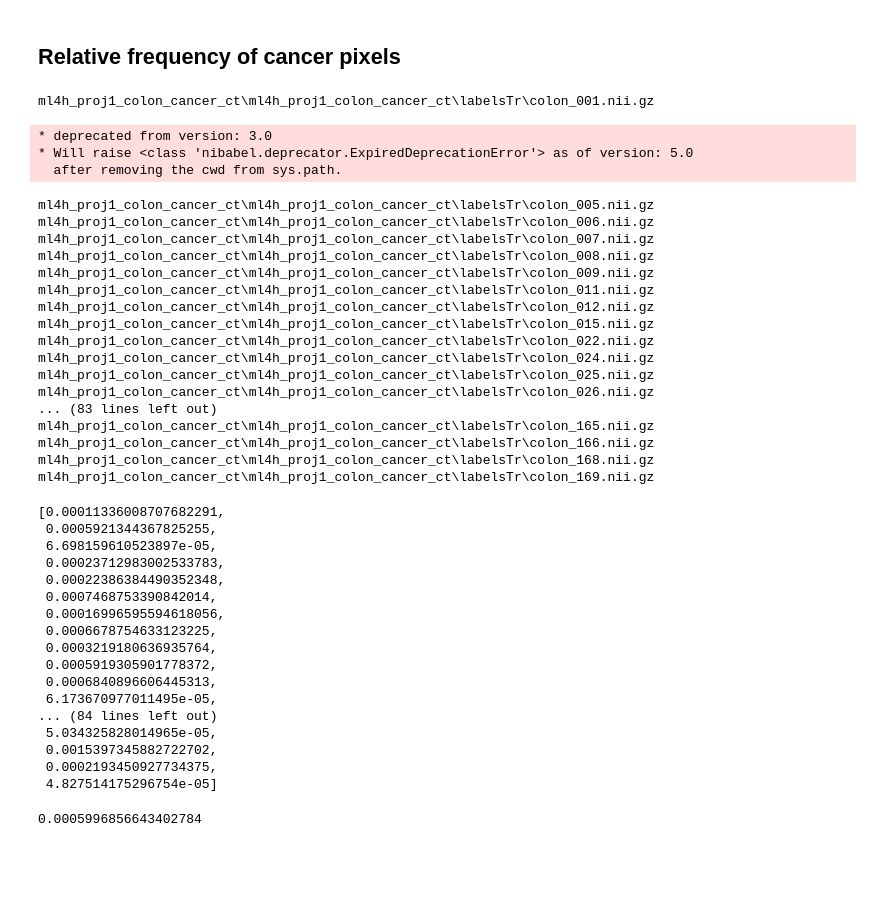
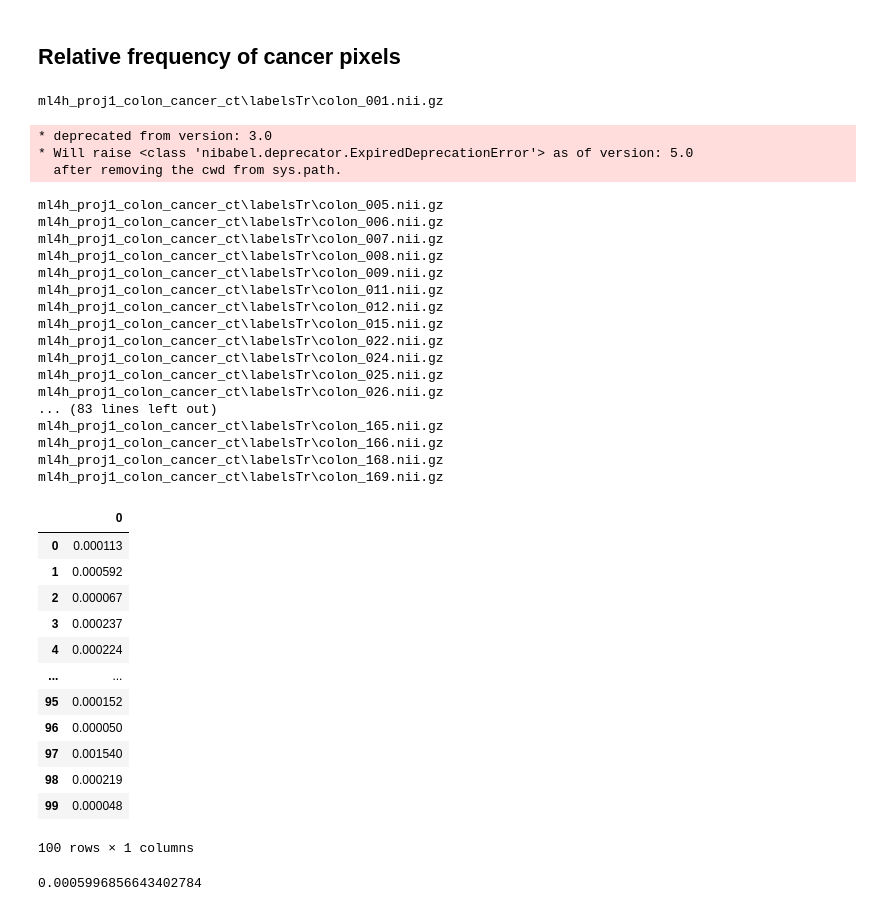
Before and after one commit to Jdbermeo/ML4HC_project_1, a Jupyter notebook: notebooks/Check imbalance of the data.ipynb, the cells around one changed output. Saved outputs shown, nothing was run; the diff lists cells and outputs as text; code cells hidden in the pictures; blank space fills up the shorter version.

```diff
--- a/notebooks/Check imbalance of the data.ipynb
+++ b/notebooks/Check imbalance of the data.ipynb
@@ -77,51 +80,46 @@ import nibabel as nib
 # %%
 percentage_cancer_pixels = list()
 for img_path in tr_df.y_tr_img_path.unique():
-    print(img_path)
     img_i = nib.load(img_path).get_data()
     percentage_cancer_pixels.append(img_i.sum()/(img_i.shape[0]*img_i.shape[1]*img_i.shape[2]))
 # %% [output]
-ml4h_proj1_colon_cancer_ct\ml4h_proj1_colon_cancer_ct\labelsTr\colon_001.nii.gz
+ml4h_proj1_colon_cancer_ct\labelsTr\colon_001.nii.gz
 * deprecated from version: 3.0
 * Will raise <class 'nibabel.deprecator.ExpiredDeprecationError'> as of version: 5.0
   after removing the cwd from sys.path.
-ml4h_proj1_colon_cancer_ct\ml4h_proj1_colon_cancer_ct\labelsTr\colon_005.nii.gz
-ml4h_proj1_colon_cancer_ct\ml4h_proj1_colon_cancer_ct\labelsTr\colon_006.nii.gz
-ml4h_proj1_colon_cancer_ct\ml4h_proj1_colon_cancer_ct\labelsTr\colon_007.nii.gz
-ml4h_proj1_colon_cancer_ct\ml4h_proj1_colon_cancer_ct\labelsTr\colon_008.nii.gz
-ml4h_proj1_colon_cancer_ct\ml4h_proj1_colon_cancer_ct\labelsTr\colon_009.nii.gz
-ml4h_proj1_colon_cancer_ct\ml4h_proj1_colon_cancer_ct\labelsTr\colon_011.nii.gz
-ml4h_proj1_colon_cancer_ct\ml4h_proj1_colon_cancer_ct\labelsTr\colon_012.nii.gz
-ml4h_proj1_colon_cancer_ct\ml4h_proj1_colon_cancer_ct\labelsTr\colon_015.nii.gz
-ml4h_proj1_colon_cancer_ct\ml4h_proj1_colon_cancer_ct\labelsTr\colon_022.nii.gz
-ml4h_proj1_colon_cancer_ct\ml4h_proj1_colon_cancer_ct\labelsTr\colon_024.nii.gz
-ml4h_proj1_colon_cancer_ct\ml4h_proj1_colon_cancer_ct\labelsTr\colon_025.nii.gz
-ml4h_proj1_colon_cancer_ct\ml4h_proj1_colon_cancer_ct\labelsTr\colon_026.nii.gz
+ml4h_proj1_colon_cancer_ct\labelsTr\colon_005.nii.gz
+ml4h_proj1_colon_cancer_ct\labelsTr\colon_006.nii.gz
+ml4h_proj1_colon_cancer_ct\labelsTr\colon_007.nii.gz
+ml4h_proj1_colon_cancer_ct\labelsTr\colon_008.nii.gz
+ml4h_proj1_colon_cancer_ct\labelsTr\colon_009.nii.gz
+ml4h_proj1_colon_cancer_ct\labelsTr\colon_011.nii.gz
+ml4h_proj1_colon_cancer_ct\labelsTr\colon_012.nii.gz
+ml4h_proj1_colon_cancer_ct\labelsTr\colon_015.nii.gz
+ml4h_proj1_colon_cancer_ct\labelsTr\colon_022.nii.gz
+ml4h_proj1_colon_cancer_ct\labelsTr\colon_024.nii.gz
+ml4h_proj1_colon_cancer_ct\labelsTr\colon_025.nii.gz
+ml4h_proj1_colon_cancer_ct\labelsTr\colon_026.nii.gz
 ... (83 lines left out)
-ml4h_proj1_colon_cancer_ct\ml4h_proj1_colon_cancer_ct\labelsTr\colon_165.nii.gz
-ml4h_proj1_colon_cancer_ct\ml4h_proj1_colon_cancer_ct\labelsTr\colon_166.nii.gz
-ml4h_proj1_colon_cancer_ct\ml4h_proj1_colon_cancer_ct\labelsTr\colon_168.nii.gz
-ml4h_proj1_colon_cancer_ct\ml4h_proj1_colon_cancer_ct\labelsTr\colon_169.nii.gz
+ml4h_proj1_colon_cancer_ct\labelsTr\colon_165.nii.gz
+ml4h_proj1_colon_cancer_ct\labelsTr\colon_166.nii.gz
+ml4h_proj1_colon_cancer_ct\labelsTr\colon_168.nii.gz
+ml4h_proj1_colon_cancer_ct\labelsTr\colon_169.nii.gz
-# %%
-percentage_cancer_pixels
-# %% [output]
-[0.00011336008707682291,
- 0.0005921344367825255,
- 6.698159610523897e-05,
- 0.00023712983002533783,
- 0.00022386384490352348,
- 0.0007468753390842014,
- 0.00016996595594618056,
- 0.0006678754633123225,
- 0.0003219180636935764,
- 0.0005919305901778372,
- 0.0006840896606445313,
- 6.173670977011495e-05,
-... (84 lines left out)
- 5.034325828014965e-05,
- 0.0015397345882722702,
- 0.0002193450927734375,
- 4.827514175296754e-05]
+# %%
+pd.DataFrame(percentage_cancer_pixels)
+# %% [output]
+|  | 0 |
+| 0 | 0.000113 |
+| 1 | 0.000592 |
+| 2 | 0.000067 |
+| 3 | 0.000237 |
+| 4 | 0.000224 |
+| ... | ... |
+| 95 | 0.000152 |
+| 96 | 0.000050 |
+| 97 | 0.001540 |
+| 98 | 0.000219 |
+| 99 | 0.000048 |
+100 rows × 1 columns
 # %%
 np.mean(percentage_cancer_pixels)
 # %% [output]
```
Also changed, not shown: parts of 4 cells of this notebook, 19 other files.
